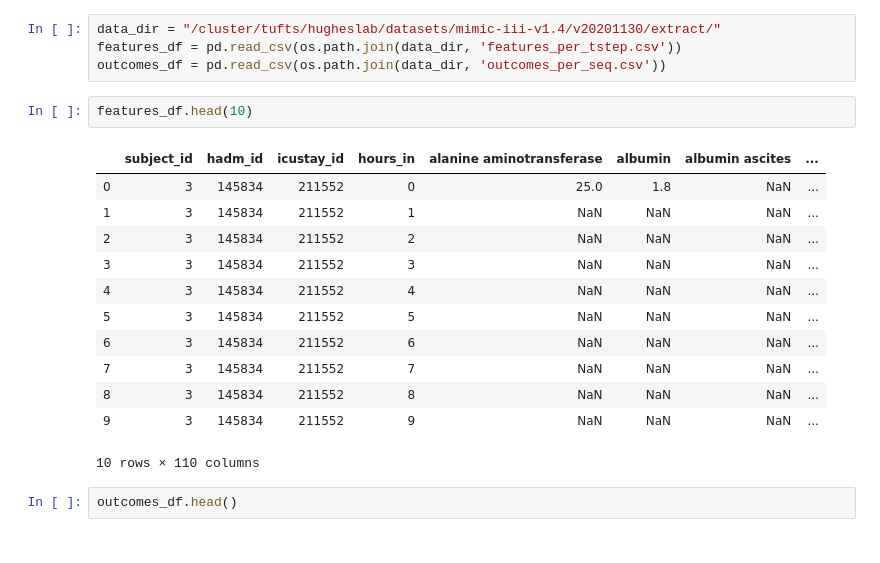
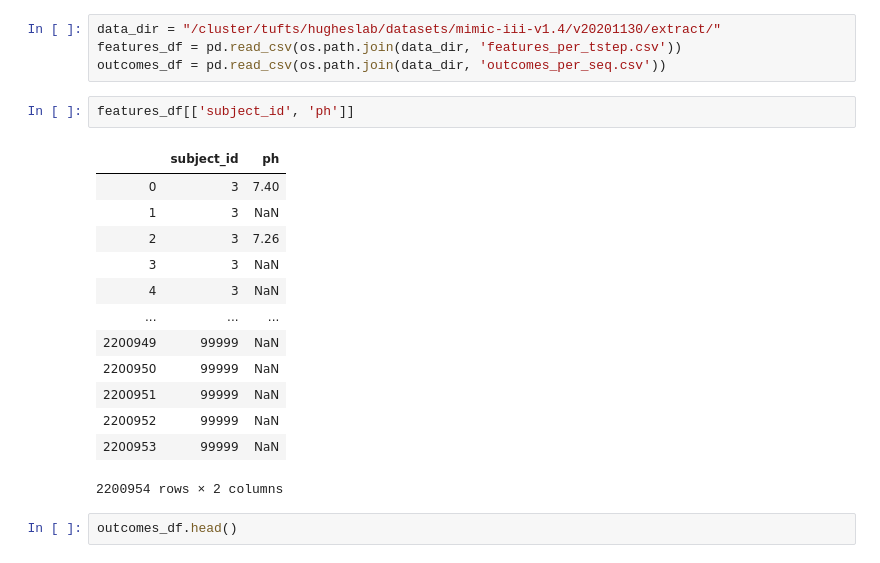
Before and after one commit to tufts-ml/time_series_prediction, a Jupyter notebook: scripts/mimic3benchmarks_inhospital_mortality/notebooks/check_data.ipynb, the cells around one changed output. Drawn from its saved outputs; the diff is of its cells as text.

```diff
--- a/scripts/mimic3benchmarks_inhospital_mortality/notebooks/check_data.ipynb
+++ b/scripts/mimic3benchmarks_inhospital_mortality/notebooks/check_data.ipynb
@@ -6,21 +6,22 @@ import os
 data_dir = "/cluster/tufts/hugheslab/datasets/mimic-iii-v1.4/v20201130/extract/"
 features_df = pd.read_csv(os.path.join(data_dir, 'features_per_tstep.csv'))
 outcomes_df = pd.read_csv(os.path.join(data_dir, 'outcomes_per_seq.csv'))
-# %%
-features_df.head(10)
-# %% [output]
-|  | subject_id | hadm_id | icustay_id | hours_in | alanine aminotransferase | albumin | albumin ascites | ... |
-| 0 | 3 | 145834 | 211552 | 0 | 25.0 | 1.8 | NaN | ... |
-| 1 | 3 | 145834 | 211552 | 1 | NaN | NaN | NaN | ... |
-| 2 | 3 | 145834 | 211552 | 2 | NaN | NaN | NaN | ... |
-| 3 | 3 | 145834 | 211552 | 3 | NaN | NaN | NaN | ... |
-| 4 | 3 | 145834 | 211552 | 4 | NaN | NaN | NaN | ... |
-| 5 | 3 | 145834 | 211552 | 5 | NaN | NaN | NaN | ... |
-| 6 | 3 | 145834 | 211552 | 6 | NaN | NaN | NaN | ... |
-| 7 | 3 | 145834 | 211552 | 7 | NaN | NaN | NaN | ... |
-| 8 | 3 | 145834 | 211552 | 8 | NaN | NaN | NaN | ... |
-| 9 | 3 | 145834 | 211552 | 9 | NaN | NaN | NaN | ... |
-10 rows × 110 columns
+# %%
+features_df[['subject_id', 'ph']]
+# %% [output]
+|  | subject_id | ph |
+| 0 | 3 | 7.40 |
+| 1 | 3 | NaN |
+| 2 | 3 | 7.26 |
+| 3 | 3 | NaN |
+| 4 | 3 | NaN |
+| ... | ... | ... |
+| 2200949 | 99999 | NaN |
+| 2200950 | 99999 | NaN |
+| 2200951 | 99999 | NaN |
+| 2200952 | 99999 | NaN |
+| 2200953 | 99999 | NaN |
+2200954 rows × 2 columns
 # %%
 outcomes_df.head()
 # %% [output]
```
Also changed, not shown: 4 other files.
